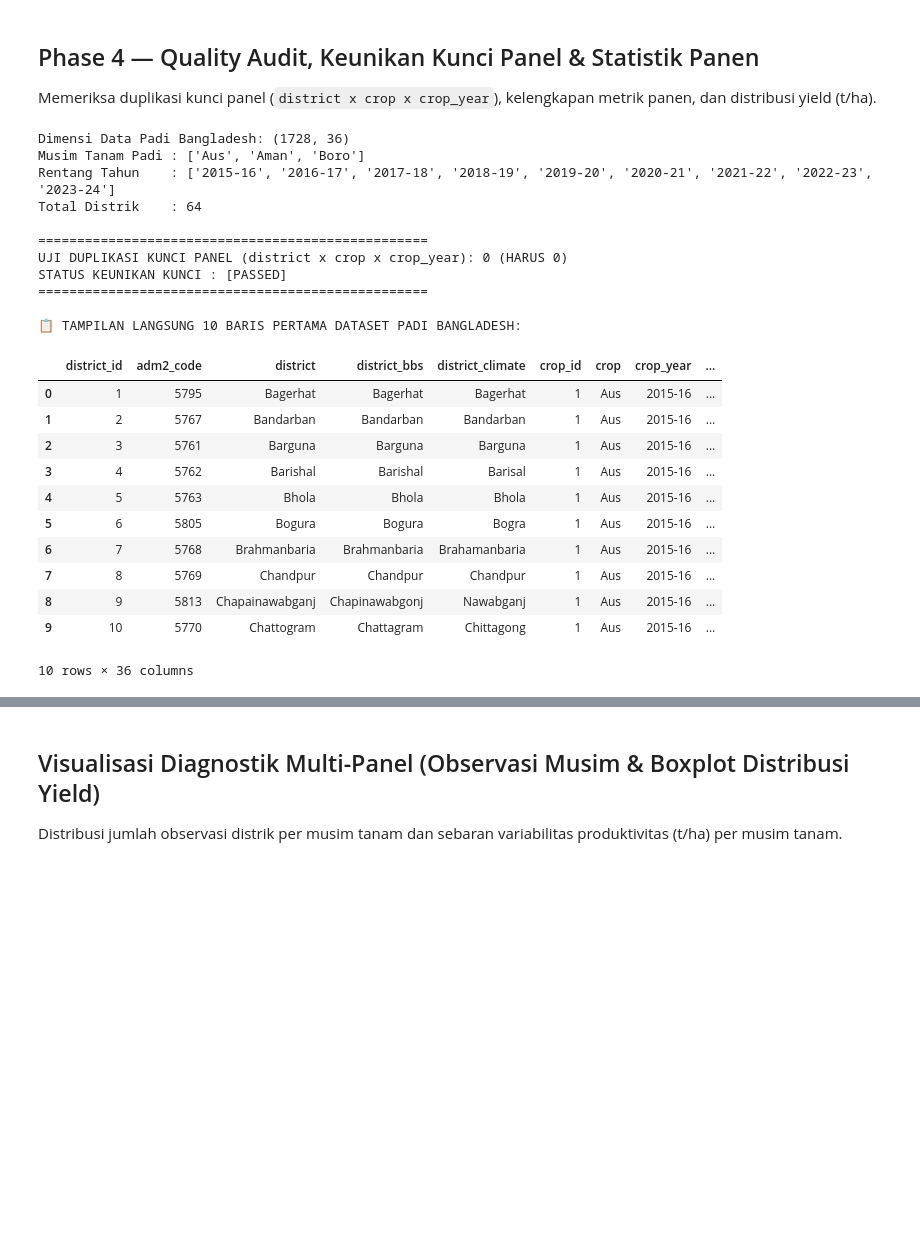
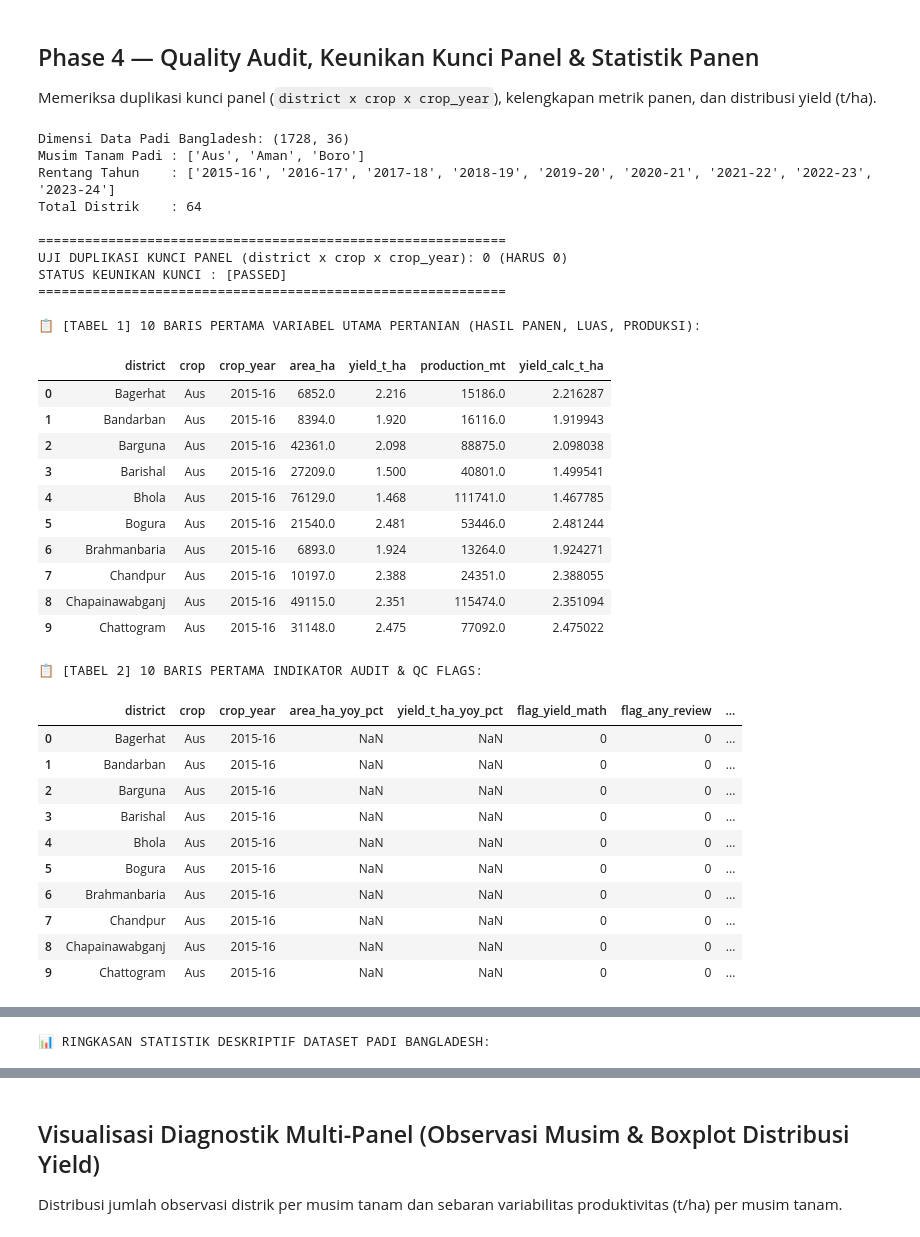
Before and after one commit to fathirrizkifadillah/research_taniadapt, a Jupyter notebook: notebook/02_bangladesh_rice_panel.ipynb, the cells around one changed output, grey strips where cells are left out. Saved outputs shown, nothing was run; the diff lists cells and outputs as text; code cells hidden in the pictures; blank space fills up the shorter version.

Commit message:
fix(notebooks): expose full raw dataset columns and clarify audit flags/NaNs across all notebooks

```diff
--- a/notebook/02_bangladesh_rice_panel.ipynb
+++ b/notebook/02_bangladesh_rice_panel.ipynb
@@ -43,44 +43,82 @@ Memeriksa duplikasi kunci panel (`district x crop x crop_year`), kelengkapan met
 # %%
 df_rice = pd.read_csv(csv_path)
 
 print("Dimensi Data Padi Bangladesh:", df_rice.shape)
 print("Musim Tanam Padi :", df_rice['crop'].unique().tolist())
 print("Rentang Tahun    :", sorted(df_rice['crop_year'].unique().tolist()))
 print("Total Distrik    :", df_rice['district'].nunique())
 
 # Uji Duplikasi Kunci Panel
 dup_count = df_rice.duplicated(subset=['district', 'crop', 'crop_year']).sum()
-print("\n" + "="*50)
+print("\n" + "="*60)
 print(f"UJI DUPLIKASI KUNCI PANEL (district x crop x crop_year): {dup_count} (HARUS 0)")
 print("STATUS KEUNIKAN KUNCI :", "[PASSED]" if dup_count == 0 else "[FAILED]")
-print("="*50)
+print("="*60)
 
-print("\n📋 TAMPILAN LANGSUNG 10 BARIS PERTAMA DATASET PADI BANGLADESH:")
-display(df_rice.head(10))
+# TABEL 1: VARIABEL POKOK AGRONOMI (CORE AGRONOMIC VARIABLES)
+core_cols = ['district', 'crop', 'crop_year', 'area_ha', 'yield_t_ha', 'production_mt', 'yield_calc_t_ha']
+print("\n📋 [TABEL 1] 10 BARIS PERTAMA VARIABEL UTAMA PERTANIAN (HASIL PANEN, LUAS, PRODUKSI):")
+display(df_rice[core_cols].head(10))
+
+# TABEL 2: INDIKATOR AUDIT & QUALITY CONTROL FLAGS
+audit_cols = ['district', 'crop', 'crop_year', 'area_ha_yoy_pct', 'yield_t_ha_yoy_pct', 'flag_yield_math', 'flag_any_review', 'review_reason']
+print("\n📋 [TABEL 2] 10 BARIS PERTAMA INDIKATOR AUDIT & QC FLAGS:")
+display(df_rice[audit_cols].head(10))
+
+print("\n" + "="*80)
+print("💡 PENJELASAN ARTI NILAI PADA TABEL AUDIT (KENAPA ADA NaN & ANGKA 0?):")
+print("="*80)
+print("1. Nilai NaN pada '*_yoy_pct':")
+print("   -> 'yoy_pct' adalah Year-over-Year Percentage Change ((Y_t - Y_{t-1}) / Y_{t-1} * 100%).")
+print("   -> Pada tahun awal (2015-16), TIDAK ADA data tahun sebelumnya (t-1) sebagai pembanding.")
+print("   -> Dalam ilmu data dan statistik, nilai awal tanpa lag-1 secara alami adalah NaN (bukan error).")
+print("2. Nilai 0 pada kolom 'flag_*':")
+print("   -> Kolom flag adalah boolean penguji anomali: 0 = Normal / Lolos Audit, 1 = Ditemukan Anomali.")
+print("   -> Nilai 0 membuktikan bahwa 100% data bersih dari inkonsistensi matematis maupun lonjakan aneh.")
+print("3. Nilai NaN pada 'review_reason':")
+print("   -> Kolom ini hanya berisi teks jika ada anomali (flag = 1). Karena semua data lolos audit (flag = 0),")
+print("   -> maka tidak ada catatan review yang diperlukan (sehingga bernilai NaN / kosong).")
+print("="*80 + "\n")
+
+# TABEL 3: SELURUH 36 KOLOM ASLI LENGKAP TANPA TRUNKASI
+pd.set_option('display.max_columns', 40)
+print("📋 [TABEL 3] CUPLIKAN 5 BARIS DENGAN SELURUH 36 KOLOM DATA ASLI TERBUKA PENUH:")
+display(df_rice.head(5))
 
 print("\n📊 RINGKASAN STATISTIK DESKRIPTIF DATASET PADI BANGLADESH:")
 display(df_rice[['area_ha', 'yield_t_ha', 'production_mt']].describe().round(2))
 # %% [output]
 Dimensi Data Padi Bangladesh: (1728, 36)
 Musim Tanam Padi : ['Aus', 'Aman', 'Boro']
 Rentang Tahun    : ['2015-16', '2016-17', '2017-18', '2018-19', '2019-20', '2020-21', '2021-22', '2022-23', '2023-24']
 Total Distrik    : 64
 
-==================================================
+============================================================
 UJI DUPLIKASI KUNCI PANEL (district x crop x crop_year): 0 (HARUS 0)
 STATUS KEUNIKAN KUNCI : [PASSED]
-==================================================
+============================================================
 
-📋 TAMPILAN LANGSUNG 10 BARIS PERTAMA DATASET PADI BANGLADESH:
+📋 [TABEL 1] 10 BARIS PERTAMA VARIABEL UTAMA PERTANIAN (HASIL PANEN, LUAS, PRODUKSI):
-|  | district_id | adm2_code | district | district_bbs | district_climate | crop_id | crop | crop_year | ... |
-| 0 | 1 | 5795 | Bagerhat | Bagerhat | Bagerhat | 1 | Aus | 2015-16 | ... |
-| 1 | 2 | 5767 | Bandarban | Bandarban | Bandarban | 1 | Aus | 2015-16 | ... |
-| 2 | 3 | 5761 | Barguna | Barguna | Barguna | 1 | Aus | 2015-16 | ... |
-| 3 | 4 | 5762 | Barishal | Barishal | Barisal | 1 | Aus | 2015-16 | ... |
-| 4 | 5 | 5763 | Bhola | Bhola | Bhola | 1 | Aus | 2015-16 | ... |
-| 5 | 6 | 5805 | Bogura | Bogura | Bogra | 1 | Aus | 2015-16 | ... |
-| 6 | 7 | 5768 | Brahmanbaria | Brahmanbaria | Brahamanbaria | 1 | Aus | 2015-16 | ... |
-| 7 | 8 | 5769 | Chandpur | Chandpur | Chandpur | 1 | Aus | 2015-16 | ... |
-| 8 | 9 | 5813 | Chapainawabganj | Chapinawabgonj | Nawabganj | 1 | Aus | 2015-16 | ... |
-| 9 | 10 | 5770 | Chattogram | Chattagram | Chittagong | 1 | Aus | 2015-16 | ... |
+|  | district | crop | crop_year | area_ha | yield_t_ha | production_mt | yield_calc_t_ha |
+| 0 | Bagerhat | Aus | 2015-16 | 6852.0 | 2.216 | 15186.0 | 2.216287 |
+| 1 | Bandarban | Aus | 2015-16 | 8394.0 | 1.920 | 16116.0 | 1.919943 |
+| 2 | Barguna | Aus | 2015-16 | 42361.0 | 2.098 | 88875.0 | 2.098038 |
+| 3 | Barishal | Aus | 2015-16 | 27209.0 | 1.500 | 40801.0 | 1.499541 |
+| 4 | Bhola | Aus | 2015-16 | 76129.0 | 1.468 | 111741.0 | 1.467785 |
+| 5 | Bogura | Aus | 2015-16 | 21540.0 | 2.481 | 53446.0 | 2.481244 |
+| 6 | Brahmanbaria | Aus | 2015-16 | 6893.0 | 1.924 | 13264.0 | 1.924271 |
+| 7 | Chandpur | Aus | 2015-16 | 10197.0 | 2.388 | 24351.0 | 2.388055 |
+| 8 | Chapainawabganj | Aus | 2015-16 | 49115.0 | 2.351 | 115474.0 | 2.351094 |
+| 9 | Chattogram | Aus | 2015-16 | 31148.0 | 2.475 | 77092.0 | 2.475022 |
-10 rows × 36 columns
+📋 [TABEL 2] 10 BARIS PERTAMA INDIKATOR AUDIT & QC FLAGS:
+|  | district | crop | crop_year | area_ha_yoy_pct | yield_t_ha_yoy_pct | flag_yield_math | flag_any_review | ... |
+| 0 | Bagerhat | Aus | 2015-16 | NaN | NaN | 0 | 0 | ... |
+| 1 | Bandarban | Aus | 2015-16 | NaN | NaN | 0 | 0 | ... |
+| 2 | Barguna | Aus | 2015-16 | NaN | NaN | 0 | 0 | ... |
+| 3 | Barishal | Aus | 2015-16 | NaN | NaN | 0 | 0 | ... |
+| 4 | Bhola | Aus | 2015-16 | NaN | NaN | 0 | 0 | ... |
+| 5 | Bogura | Aus | 2015-16 | NaN | NaN | 0 | 0 | ... |
+| 6 | Brahmanbaria | Aus | 2015-16 | NaN | NaN | 0 | 0 | ... |
+| 7 | Chandpur | Aus | 2015-16 | NaN | NaN | 0 | 0 | ... |
+| 8 | Chapainawabganj | Aus | 2015-16 | NaN | NaN | 0 | 0 | ... |
+| 9 | Chattogram | Aus | 2015-16 | NaN | NaN | 0 | 0 | ... |
@@ -96,0 +147 @@ STATUS KEUNIKAN KUNCI : [PASSED]
+📊 RINGKASAN STATISTIK DESKRIPTIF DATASET PADI BANGLADESH:
```
Also changed, not shown: parts of 1 cell of this notebook, 9 other files.
